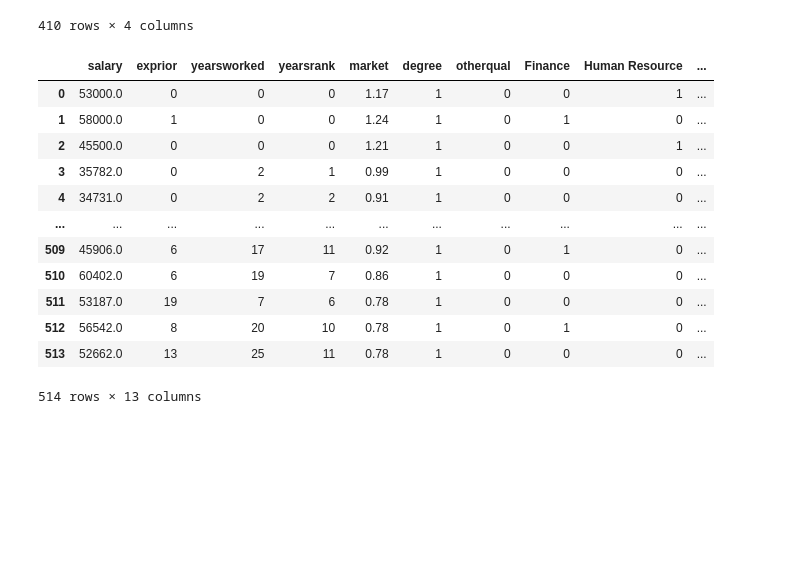
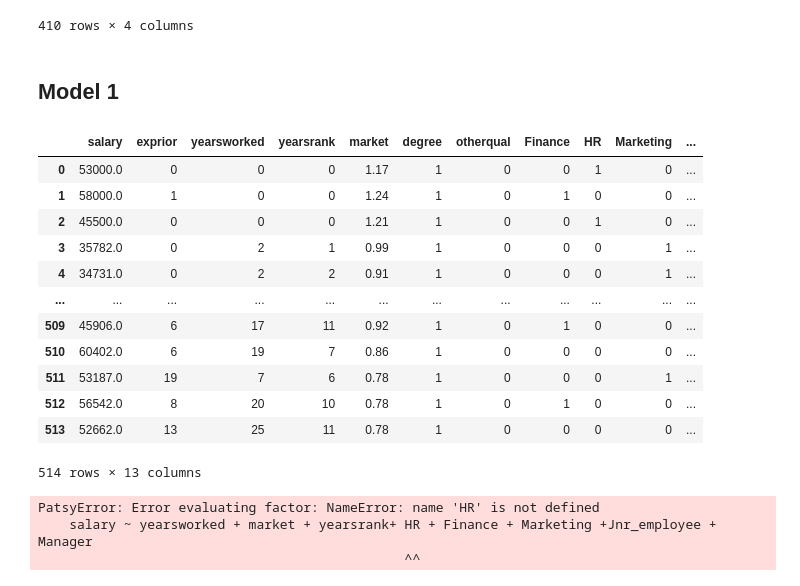
Before and after one commit to tshepojrampai/OOP_for_data_science, a Jupyter notebook: multivariate_linear_regression.ipynb, the cells around one changed output. Cells and saved outputs as stored; diff of their text form; code cells hidden in the pictures; blank space fills up the shorter version.

Commit message:
model 1

```diff
--- a/multivariate_linear_regression.ipynb
+++ b/multivariate_linear_regression.ipynb
@@ -419,24 +419,28 @@ class ScatterPlotter(Plotter):
         plt.xlabel("Actual")
         plt.ylabel("Fitted")
         return plt.show()
+# %% [markdown]
+## Model 1
 # %%
+
 df_dummies =pd.get_dummies(df_salary.Field,drop_first=True)
 df_dummies1 =pd.get_dummies(df_salary.position,drop_first=True)
 df_dummies2 =pd.get_dummies(df_salary.gender,drop_first=True)
 original = df_salary.loc[:,['salary','exprior','yearsworked','yearsrank','market','degree','otherqual']]
 df_salary1 = pd.concat([original, df_dummies, df_dummies1,df_dummies2] ,axis=1)
+df_salary1 =df_salary1.rename(columns ={'Human Resource':'HR'})
 df_salary1
 # %% [output]
-|  | salary | exprior | yearsworked | yearsrank | market | degree | otherqual | Finance | Human Resource | ... |
-| 0 | 53000.0 | 0 | 0 | 0 | 1.17 | 1 | 0 | 0 | 1 | ... |
-| 1 | 58000.0 | 1 | 0 | 0 | 1.24 | 1 | 0 | 1 | 0 | ... |
-| 2 | 45500.0 | 0 | 0 | 0 | 1.21 | 1 | 0 | 0 | 1 | ... |
-| 3 | 35782.0 | 0 | 2 | 1 | 0.99 | 1 | 0 | 0 | 0 | ... |
-| 4 | 34731.0 | 0 | 2 | 2 | 0.91 | 1 | 0 | 0 | 0 | ... |
-| ... | ... | ... | ... | ... | ... | ... | ... | ... | ... | ... |
-| 509 | 45906.0 | 6 | 17 | 11 | 0.92 | 1 | 0 | 1 | 0 | ... |
-| 510 | 60402.0 | 6 | 19 | 7 | 0.86 | 1 | 0 | 0 | 0 | ... |
-| 511 | 53187.0 | 19 | 7 | 6 | 0.78 | 1 | 0 | 0 | 0 | ... |
-| 512 | 56542.0 | 8 | 20 | 10 | 0.78 | 1 | 0 | 1 | 0 | ... |
-| 513 | 52662.0 | 13 | 25 | 11 | 0.78 | 1 | 0 | 0 | 0 | ... |
+|  | salary | exprior | yearsworked | yearsrank | market | degree | otherqual | Finance | HR | Marketing | ... |
+| 0 | 53000.0 | 0 | 0 | 0 | 1.17 | 1 | 0 | 0 | 1 | 0 | ... |
+| 1 | 58000.0 | 1 | 0 | 0 | 1.24 | 1 | 0 | 1 | 0 | 0 | ... |
+| 2 | 45500.0 | 0 | 0 | 0 | 1.21 | 1 | 0 | 0 | 1 | 0 | ... |
+| 3 | 35782.0 | 0 | 2 | 1 | 0.99 | 1 | 0 | 0 | 0 | 1 | ... |
+| 4 | 34731.0 | 0 | 2 | 2 | 0.91 | 1 | 0 | 0 | 0 | 1 | ... |
+| ... | ... | ... | ... | ... | ... | ... | ... | ... | ... | ... | ... |
+| 509 | 45906.0 | 6 | 17 | 11 | 0.92 | 1 | 0 | 1 | 0 | 0 | ... |
+| 510 | 60402.0 | 6 | 19 | 7 | 0.86 | 1 | 0 | 0 | 0 | 0 | ... |
+| 511 | 53187.0 | 19 | 7 | 6 | 0.78 | 1 | 0 | 0 | 0 | 1 | ... |
+| 512 | 56542.0 | 8 | 20 | 10 | 0.78 | 1 | 0 | 1 | 0 | 0 | ... |
+| 513 | 52662.0 | 13 | 25 | 11 | 0.78 | 1 | 0 | 0 | 0 | 0 | ... |
 514 rows × 13 columns
@@ -442,0 +453,12 @@ df_salary1
+# %%
+import statsmodels.formula.api as smf
+# create a fitted model: salary vs Years worked _ Market + Years Rank
+variables = ['yearsworked' ,'market' ,'yearsrank','HR','Finance' ,'Marketing' ,'Jnr_employee', 'Manager']
+model= smf.ols(formula='salary ~ yearsworked + market + yearsrank+ HR + Finance + Marketing +Jnr_employee + Manager', data=df_train).fit()
+print(model.params)
+print(color.BOLD + "This model has a higher R-squared (0.816) than the previous model's(0.708), This model provides a better fit to the data than a model that only one variable years worked")
+model.summary()
+# %% [output]
+PatsyError: Error evaluating factor: NameError: name 'HR' is not defined
+    salary ~ yearsworked + market + yearsrank+ HR + Finance + Marketing +Jnr_employee + Manager
+                                               ^^
```
Also changed, not shown: parts of 2 cells of this notebook.
